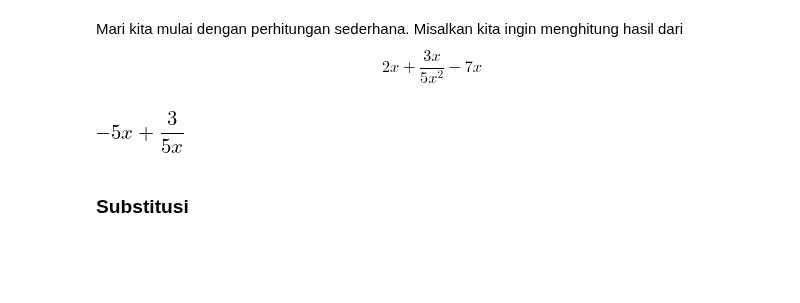
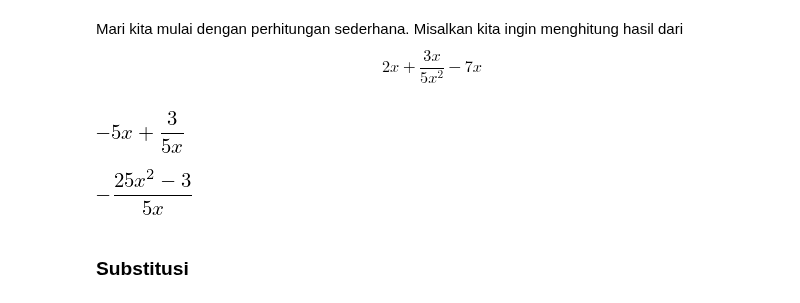
Before and after one commit to f-fathurrahman/ffr-MetodeNumerik, a Jupyter notebook: NOTEBOOKS/PengenalanSymPy.ipynb, the cells around one changed output. Cells and saved outputs as stored; diff of their text form; code cells hidden in the pictures; blank space fills up the shorter version.

```diff
--- a/NOTEBOOKS/PengenalanSymPy.ipynb
+++ b/NOTEBOOKS/PengenalanSymPy.ipynb
@@ -39,6 +39,10 @@ expr = 2*x + 3*x/(5*x**2) - 7*x
 expr
 # %% [output]
 [figure]
+# %%
+factor(expr)
+# %% [output]
+[figure, added]
 # %% [markdown]
 ### Substitusi
 # %% [markdown]
```
Also changed, not shown: parts of 32 cells of this notebook.
